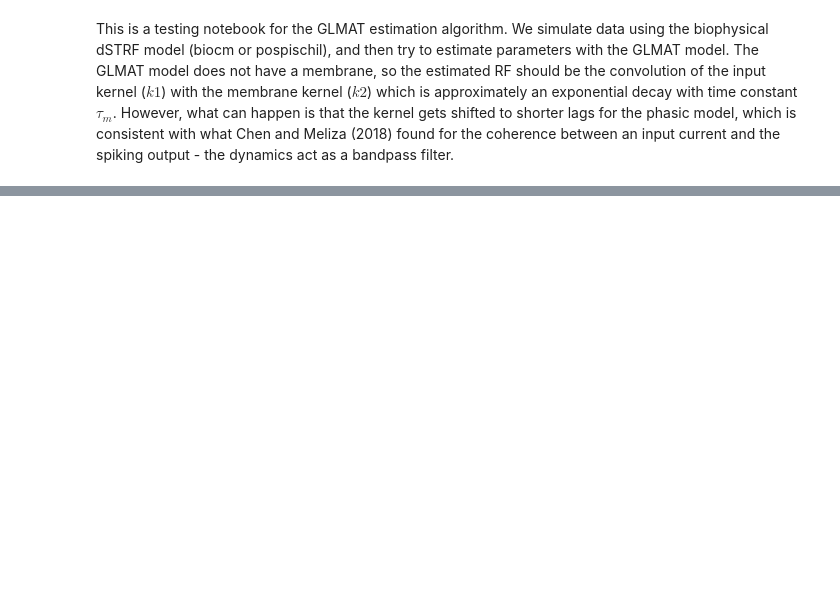
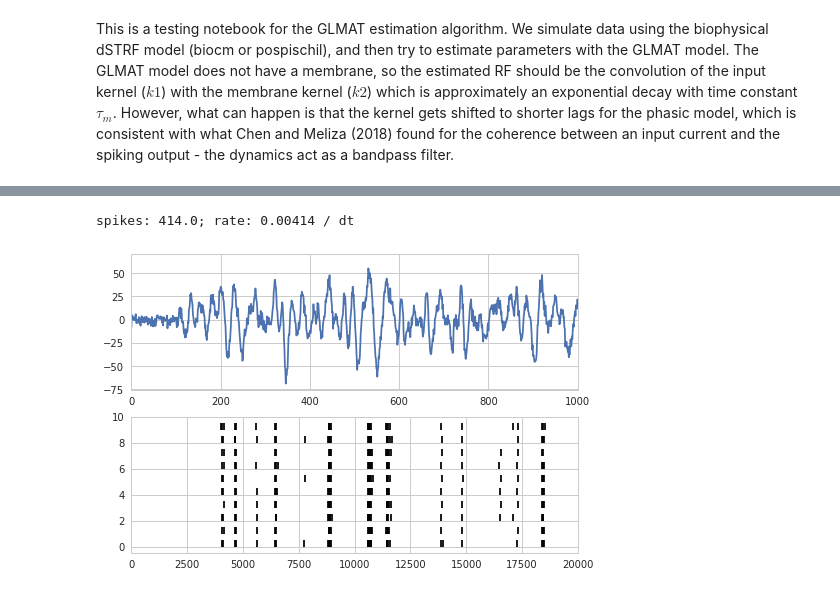
Before and after one commit to melizalab/dstrf, a Jupyter notebook: notebooks/glmat/glmat_1d_rothman_twin.ipynb, the cells around one changed output, grey strips where cells are left out. Drawn from its saved outputs; the diff is of its cells as text; code cells hidden in the pictures; blank space fills up the shorter version.

Commit message:
rothman 1d twin generates plots

```diff
--- a/notebooks/glmat/glmat_1d_rothman_twin.ipynb
+++ b/notebooks/glmat/glmat_1d_rothman_twin.ipynb
@@ -48,12 +51,12 @@ plt.plot(kt, k1)
 # %%
 # generating spikes with biocm
 # this needs to be adjusted on a per model basis. posp ~ 2.0; phasic ~ 10
-model_name = "biocm_phasic.yml"
-current_scaling = 9.0
-model_name = "biocm_tonic.yml"
-current_scaling = 9.0
-# model_name = "pospischil_sm.yml"
-# current_scaling = 2.0
+# model_name = "biocm_phasic.yml"
+# current_scaling = 9.0
+# model_name = "biocm_tonic.yml"
+# current_scaling = 4.0
+model_name = "pospischil_sm.yml"
+current_scaling = 2.0
 
 trial_noise_sd = 2.0
 spike_thresh = -20
@@ -80,8 +83,8 @@ def generate_spikes(I, noise_sd, dt, upsample):
 duration = 100000
 n_bins = int(duration / model_dt)
 n_frames = n_bins // upsample
-n_assim = 1
-n_test = 5
+n_assim = 10
+n_test = 10
 
 # generate data to fit
 np.random.seed(1)
@@ -91,7 +94,7 @@ stim = np.random.randn(n_frames)
 stim[:100] = 0
 
 I = filter_stimulus(stim, k1)
-for i in range(n_assim + n_test):
+for i in range(n_assim):
     In, V, spike_t = generate_spikes(I, trial_noise_sd, model_dt, upsample)
     spike_v = np.zeros(V.size, 'i')
     spike_v[spike_t] = 1
@@ -104,18 +107,20 @@ for i in range(n_assim + n_test):
     data.append(d)
 
 # split into assimilation and test sets
-assim_data = data[:n_assim]
-test_data = data[n_assim:]
+assim_data = data[:]
 # %%
 ax1 = plt.subplot(211)
 ax2 = plt.subplot(212)
 for i, d in enumerate(data):
     ax2.vlines(d["spike_t"], i, i + 0.5)
 ax1.plot(In)
-ax1.set_xlim(0, 8000 / upsample)
-ax2.set_xlim(0, 8000)
+ax1.set_xlim(0, 20000 / upsample)
+ax2.set_xlim(0, 20000)
 print("spikes: {}; rate: {} / dt".format(np.mean([d["spike_t"].size for d in data]),
                                          np.mean([d["spike_t"].size / d["duration"] for d in data])))
+# %% [output]
+spikes: 414.0; rate: 0.00414 / dt
+[figure, added]
 # %%
 # initial guess of parameters using regularized ML
 ntbas = 8
```
Also changed, not shown: parts of 14 cells of this notebook.
